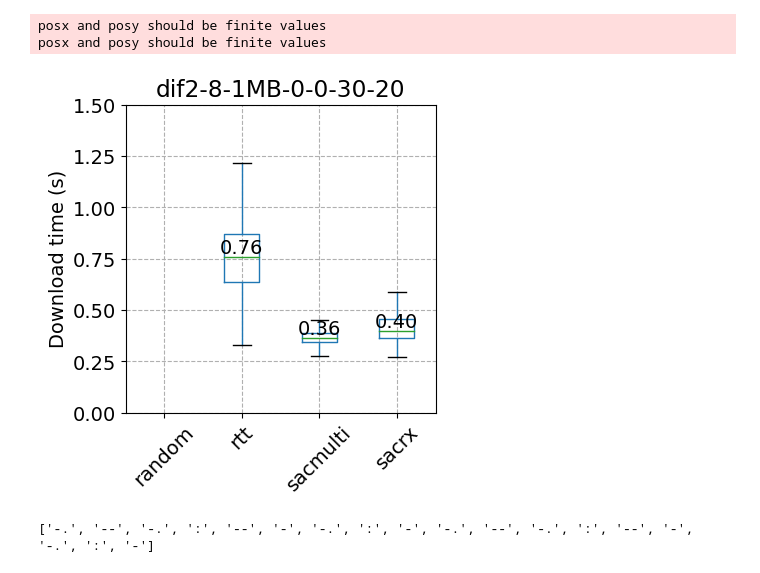
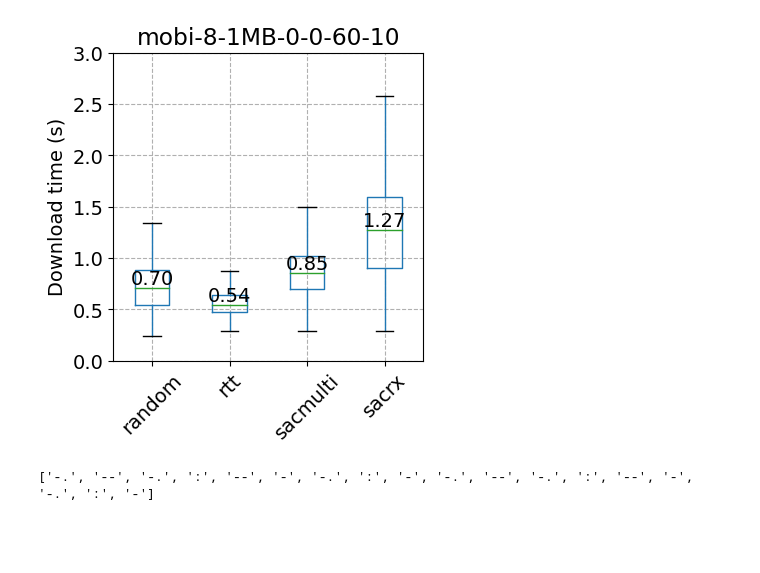
Before and after one commit to quic-vn/mpquic-drl, a Jupyter notebook: simulationFileServer/statistic/plot-multi.ipynb, the cells around one changed output. Saved outputs shown, nothing was run; the diff lists cells and outputs as text; code cells hidden in the pictures; blank space fills up the shorter version.

```diff
--- a/simulationFileServer/statistic/plot-multi.ipynb
+++ b/simulationFileServer/statistic/plot-multi.ipynb
@@ -5,19 +5,19 @@ import matplotlib.pyplot as plt
 # Define the list of schedules to compare
 schedules = ['random', 'rtt', 'sacmulti', 'sacrx']
 # Define the parameters
-mdl = 'dif2'
+mdl = 'mobi'
 clt = 8
-bwd = 30
-rtt = 20
+bwd = 60
+rtt = 10
 
 # Read all the files into separate dataframes
 all_data = {}
 for sch in schedules:
-    file_paths = [f'../output/{mdl}-{clt}-1MB-0-0-{bwd}-{rtt}-0-0-{sch}-result{i+3}.csv' for i in range(clt)]
+    file_paths = [f'../output/newrx/{mdl}/{mdl}-{clt}-1MB-0-0-{bwd}-{rtt}-0-0-{sch}-result{i+3}.csv' for i in range(clt)]
     data_frames = [pd.read_csv(file, names=['data', 'timestamp']) for file in file_paths]
     for df in data_frames:
         df['data'] = pd.to_numeric(df['data'], errors='coerce')
-    data_frames_1 = [df['data'][1:] for df in data_frames]
+    data_frames_1 = [df['data'][300:] for df in data_frames]
     combined_data = pd.DataFrame({f'file{i+1}': df.reset_index(drop=True) for i, df in enumerate(data_frames_1)})
     combined_data = combined_data / 1000  # Convert to seconds
     combined_data['mean'] = combined_data.mean(axis=1)
@@ -27,55 +27,53 @@ for sch in schedules:
 plt.rcParams.update({'font.size': 14, 'font.family': 'sans-serif'})
 # fig, axes = plt.subplots(len(schedules), 1, figsize=(10, 6 * len(schedules)))
 
-for i, sch in enumerate(schedules):
-    combined_data = all_data[sch]
-    all_clients = pd.DataFrame(combined_data.drop(columns=['mean']).values.flatten(), columns=['all_clients'])
-    boxplot_data = combined_data.drop(columns=['mean']).copy()
-    boxplot_data = pd.concat([boxplot_data, all_clients], axis=1)
+# for i, sch in enumerate(schedules):
+#     combined_data = all_data[sch]
+#     all_clients = pd.DataFrame(combined_data.drop(columns=['mean']).values.flatten(), columns=['all_clients'])
+#     boxplot_data = combined_data.drop(columns=['mean']).copy()
+#     boxplot_data = pd.concat([boxplot_data, all_clients], axis=1)
 
-    # ax = axes[i]
-    # boxplot = boxplot_data.boxplot(ax=ax, patch_artist=False, showfliers=False)
-    # ax.set_ylabel('Download time (s)')
-    # ax.set_title(f'{sch}')
-    # ax.grid(True, linestyle="--")
+#     ax = axes[i]
+#     boxplot = boxplot_data.boxplot(ax=ax, patch_artist=False, showfliers=False)
+#     ax.set_ylabel('Download time (s)')
+#     ax.set_title(f'{sch}')
+#     ax.grid(True, linestyle="--")
 
-    # x_tick_labels = [f'Client {j+1}' for j in range(clt)] + ['All Clients']
-    # ax.set_xticks(range(1, len(x_tick_labels) + 1))
-    # ax.set_xticklabels(x_tick_labels, rotation=45)
-    # ax.set_ylim(0.0, 2)
+#     x_tick_labels = [f'Client {j+1}' for j in range(clt)] + ['All Clients']
+#     ax.set_xticks(range(1, len(x_tick_labels) + 1))
+#     ax.set_xticklabels(x_tick_labels, rotation=45)
+#     ax.set_ylim(0.0, 3)
 
-    # medians = boxplot_data.median()
-    # for j in range(len(medians)):
-    #     ax.text(j + 1, medians[j], f'{medians[j]:.2f}', ha='center', va='bottom', color='black')
+#     medians = boxplot_data.median()
+#     for j in range(len(medians)):
+#         ax.text(j + 1, medians[j], f'{medians[j]:.2f}', ha='center', va='bottom', color='black')
 
 # plt.tight_layout()
 # plt.show()
 
 # Boxplot for all clients across schedules
 all_clients_across_schedules = pd.DataFrame()
 
 for sch in schedules:
     combined_data = all_data[sch]
     all_clients = pd.DataFrame(combined_data.drop(columns=['mean']).values.flatten(), columns=[sch])
     all_clients_across_schedules = pd.concat([all_clients_across_schedules, all_clients], axis=1)
 
 plt.figure(figsize=(4, 4))
 boxplot = all_clients_across_schedules.boxplot(patch_artist=False, showfliers=False)
 plt.ylabel('Download time (s)')
 plt.title(f'{mdl}-{clt}-1MB-0-0-{bwd}-{rtt}')
 plt.grid(True, linestyle="--")
 plt.xticks(ticks=range(1, len(schedules) + 1), labels=schedules, rotation=45)
-plt.ylim(0.0, 1.5)
+plt.ylim(0.0, 3)
 
 medians = all_clients_across_schedules.median()
 for i in range(len(medians)):
     plt.text(i + 1, medians[i], f'{medians[i]:.2f}', ha='center', va='bottom', color='black')
 
 plt.show()
 # %% [output]
-posx and posy should be finite values
-posx and posy should be finite values
-[figure, old version]
+[figure, new version]
 # %%
 import pandas as pd
 import matplotlib.pyplot as plt
```
Also changed, not shown: 8 other files.
